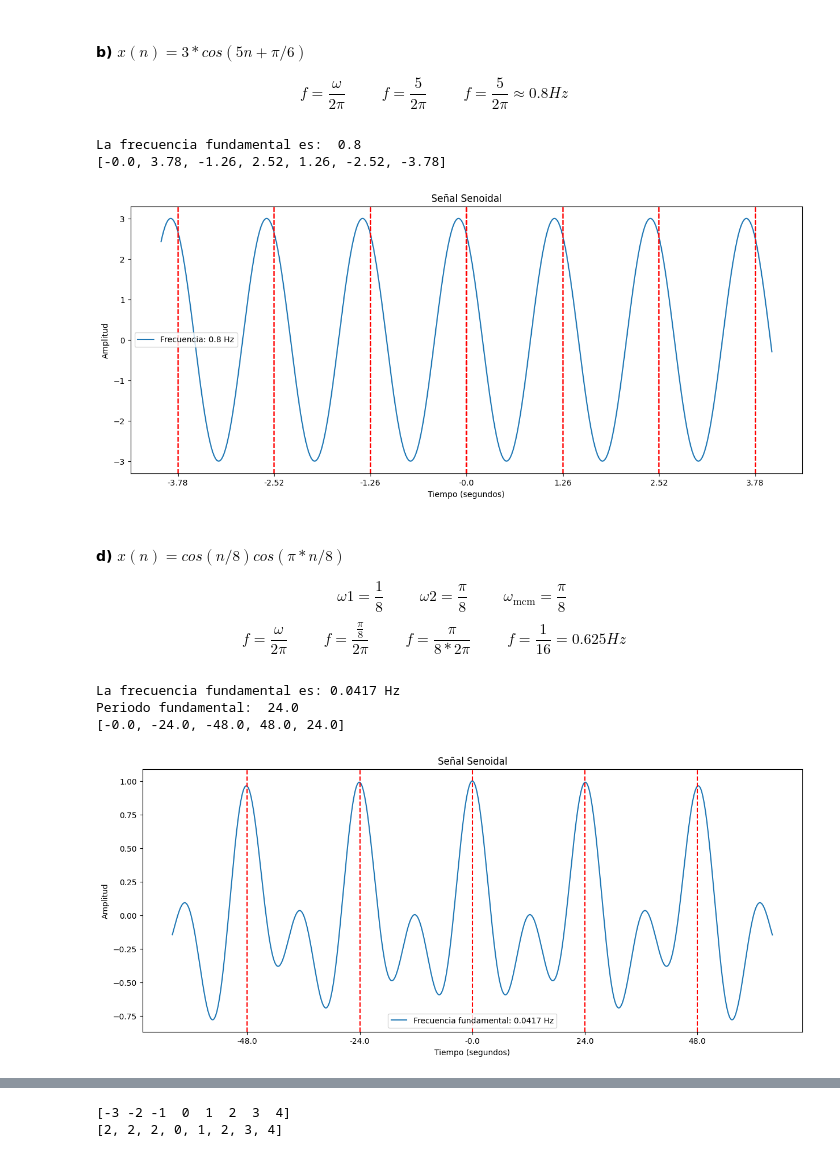
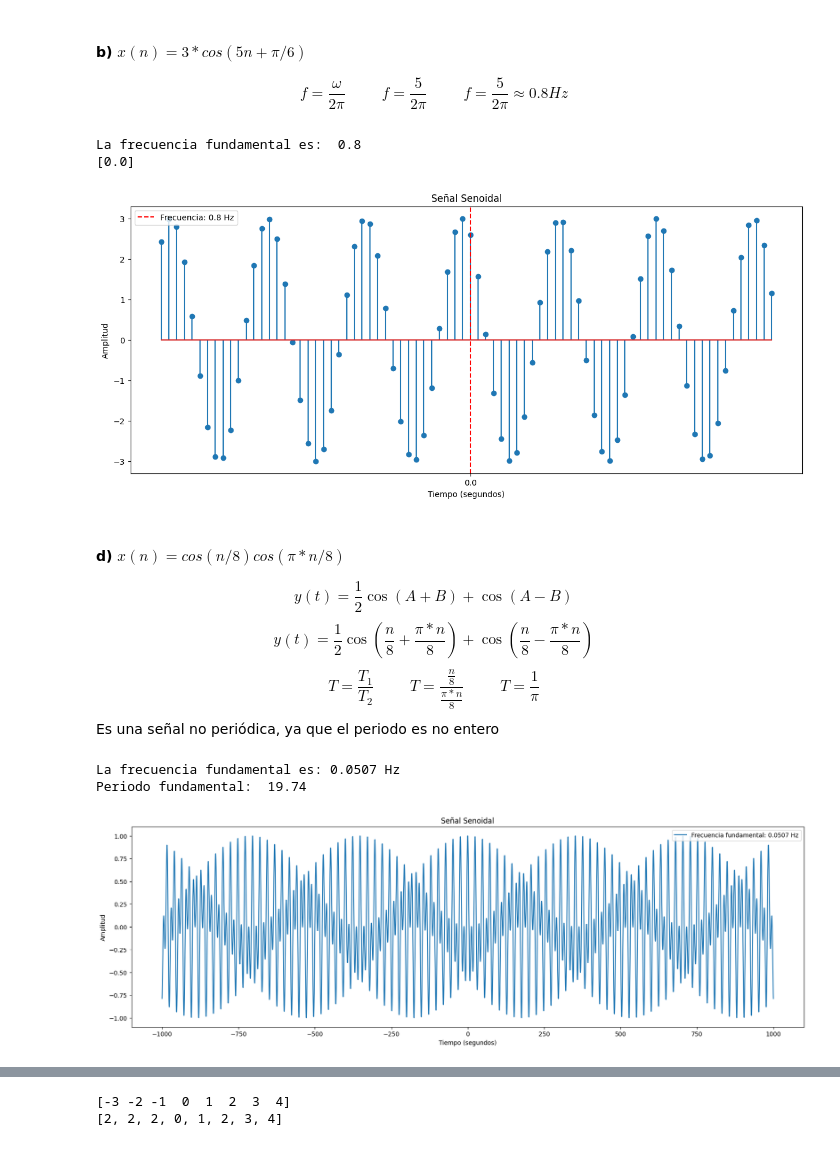
Before and after one commit to Rodolfox22/Procesamiento-de-se-ales, a Jupyter notebook: TP2/tp2_Pablo Correa.ipynb, the cells around one changed output, grey strips where cells are left out. Drawn from its saved outputs; the diff is of its cells as text; code cells hidden in the pictures.

```diff
--- a/TP2/tp2_Pablo Correa.ipynb
+++ b/TP2/tp2_Pablo Correa.ipynb
@@ -350,7 +351,7 @@ T = round(2 * np.pi / w, 2)
 ff = round(w / (2 * np.pi), 2)
 print("La frecuencia fundamental es: ", ff)
 
-t = np.arange(-4, 4, 0.001)
+t = np.arange(-4, 4, 0.1)
 
 señal = 3 * np.cos(w * t + np.pi / 6)  # generamos la señal coseno
 
@@ -360,7 +361,7 @@ posiciones_x = []
 plt.figure(figsize=(15, 6))
 
 # Trazar la señal coseno
-plt.plot(t, señal)
+plt.stem(t, señal)
 
 # Determinar las posiciones en el eje x donde trazar las líneas verticales
 for valor in t:
@@ -383,52 +384,53 @@ plt.ylabel("Amplitud")
 plt.show()
 # %% [output]
 La frecuencia fundamental es:  0.8
-[-0.0, 3.78, -1.26, 2.52, 1.26, -2.52, -3.78]
+[0.0]
-[figure, old version]
+[figure, new version]
-# %% [markdown]
-#### d) $x(n) = cos(n/8) cos( π* n/8)$
-$$\omega 1=\frac {1}{8}\hspace{1cm}\omega 2=\frac {\pi}{8}\hspace{1cm} \omega_{\text{mcm}}=\frac {\pi}{8} $$
-$$f = \frac{\omega}{2 \pi}\hspace{1cm}
- f = \frac{\frac{\pi}{8}}{2 \pi}\hspace{1cm}
- f = \frac{\pi}{8 * 2 \pi}\hspace{1cm}
- f = \frac{1}{16}=0.625 Hz\hspace{1cm}$$
+# %% [markdown]
+#### d) $x(n) = cos(n/8) cos( π* n/8)$
+$$y(t) = \frac{1}{2} \cos(A+B)+\cos(A-B)\hspace{1cm}$$
+$$y(t) = \frac{1}{2} \cos(\frac{n}8+\frac{π* n}8)+\cos(\frac{n}8-\frac{π* n}8)\hspace{1cm}$$
+$$ T=\frac {T_1}{T_2}\hspace{1cm}
+T=\frac {\frac {n}8}{\frac{\pi * n}8}\hspace{1cm}
+T=\frac {1}{\pi }\hspace{1cm}$$
+Es una señal no periódica, ya que el periodo es no entero
 # %%
 # $x(n) = cos(n/8) cos( π * n/8)$
-w = np.pi / 12
+w = 1 / np.pi
 T = round(2 * np.pi / w, 2)
 ff = round(w / (2 * np.pi), 4)
 print("La frecuencia fundamental es: {} Hz".format(ff))
-print("Periodo fundamental: ",T)
-t = np.arange(-64, 64.01, 0.001)
+print("Periodo fundamental: ", T)
+rango = 1000
+t = np.arange(-rango, rango + 0.01, 0.001)
 
-señal = np.cos(t / 8) * np.cos(  np.pi * t / 8)  # generamos la señal coseno
+señal = np.cos(t / 8) * np.cos(np.pi * t / 8)  # generamos la señal coseno
 
 posiciones_x = []
 
 # Crear una figura y un eje
-plt.figure(figsize=(15, 6))
+plt.figure(figsize=(20, 6))
 
 # Trazar la señal coseno
 plt.plot(t, señal)
 
 # Determinar las posiciones en el eje x donde trazar las líneas verticales
 posiciones_x = periodo_t(t, T)
-#posiciones_x = periodo_por_grafico(t, señal, anterior=10000, ajuste=19000)
-for valor in posiciones_x:
+# posiciones_x = periodo_por_grafico(t, señal, anterior=10000, ajuste=19000)
+"""for valor in posiciones_x:
     plt.axvline(x=valor, color="red", linestyle="--")
-print(posiciones_x)
+print(posiciones_x)"""
 
 # Establecer el título y las etiquetas de los ejes
 plt.title("Señal Senoidal")
 plt.legend(["Frecuencia fundamental: {} Hz".format(ff)])
-plt.xticks(posiciones_x, posiciones_x)
+# plt.xticks(posiciones_x, posiciones_x)
 plt.xlabel("Tiempo (segundos)")
 plt.ylabel("Amplitud")
 
 # Mostrar el gráfico
 plt.show()
 # %% [output]
-La frecuencia fundamental es: 0.0417 Hz
-Periodo fundamental:  24.0
-[-0.0, -24.0, -48.0, 48.0, 24.0]
+La frecuencia fundamental es: 0.0507 Hz
+Periodo fundamental:  19.74
-[figure, old version]
+[figure, new version]
```
Also changed, not shown: parts of 27 cells of this notebook, 21 other files.
